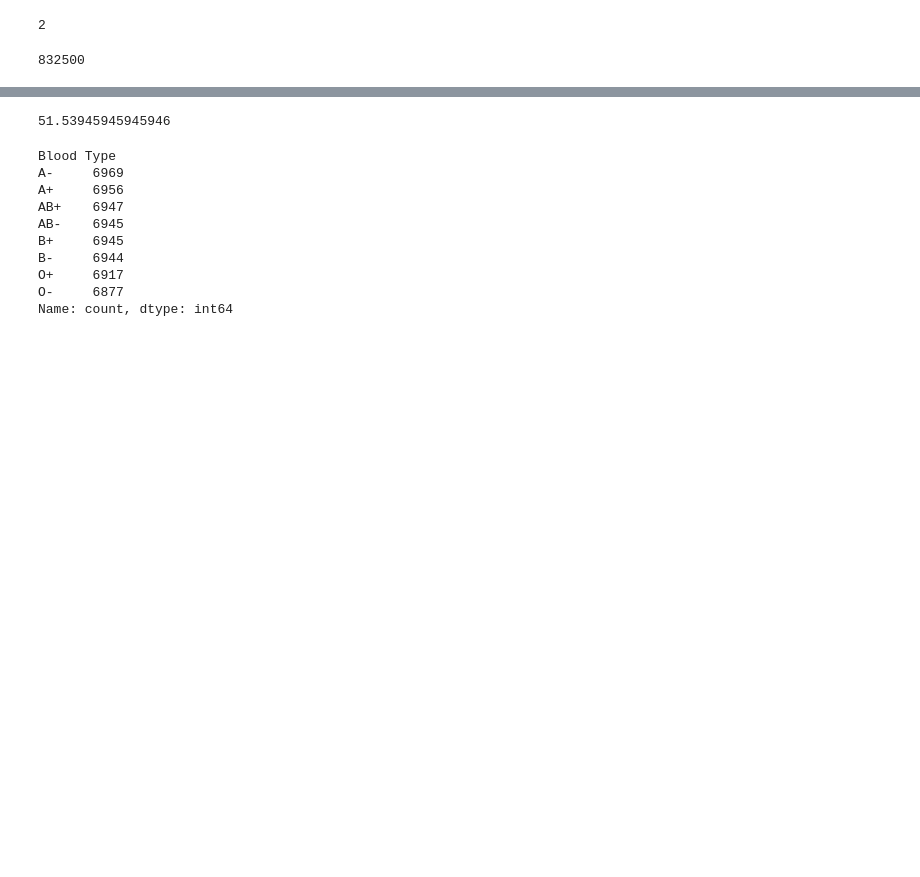
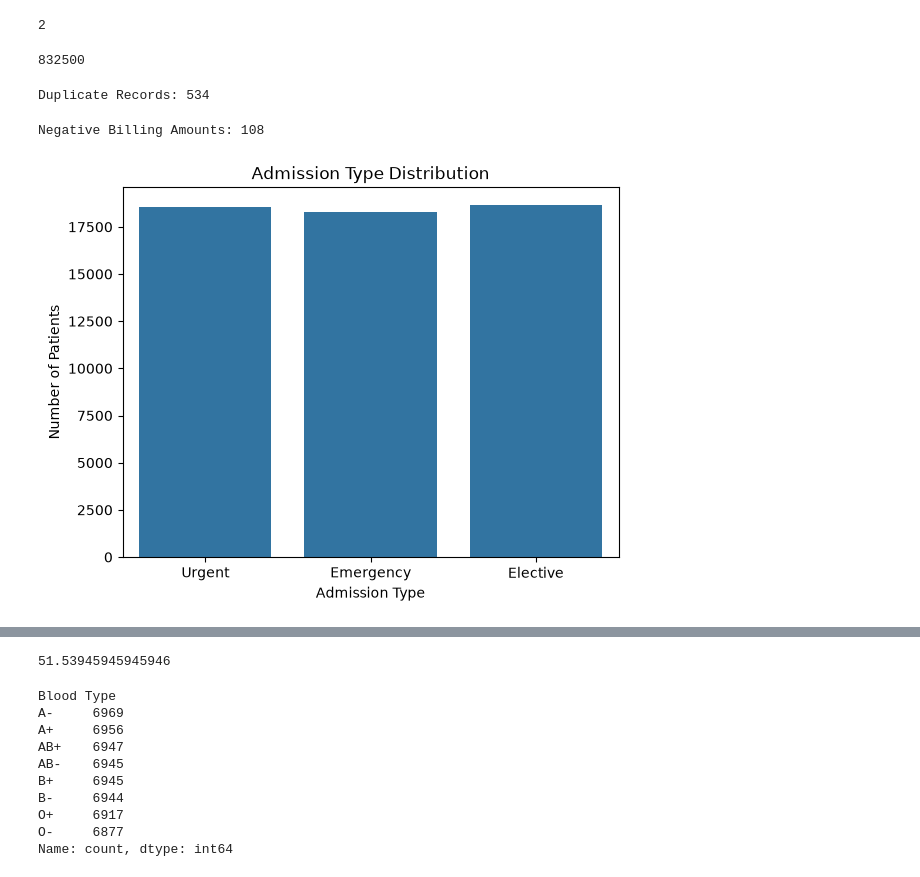
Before and after one commit to sandrasadasivanofficial/healthcare-data-analysis, a Jupyter notebook: healthcare analytics/EDA/healthcare_analysis .ipynb, the cells around one changed output, grey strips where cells are left out. Saved outputs shown, nothing was run; the diff lists cells and outputs as text; code cells hidden in the pictures; blank space fills up the shorter version.

Commit message:
Update healthcare data analytics project

```diff
--- a/healthcare analytics/EDA/healthcare_analysis .ipynb
+++ b/healthcare analytics/EDA/healthcare_analysis .ipynb
@@ -89,3 +89,22 @@ df.ndim
 df.size
 # %% [output]
 832500
+# %%
+print("Duplicate Records:", df.duplicated().sum())
+# %% [output]
+Duplicate Records: 534
+# %%
+# Are there any negative billing amounts?
+print("Negative Billing Amounts:",
+      (df["Billing Amount"] < 0).sum())
+# %% [output]
+Negative Billing Amounts: 108
+# %%
+# How are patients distributed across different admission types?
+sns.countplot(data=df, x="Admission Type")
+plt.title("Admission Type Distribution")
+plt.xlabel("Admission Type")
+plt.ylabel("Number of Patients")
+plt.show()
+# %% [output]
+[figure, added]
```
Also changed, not shown: parts of 70 cells of this notebook, 3 other files.
